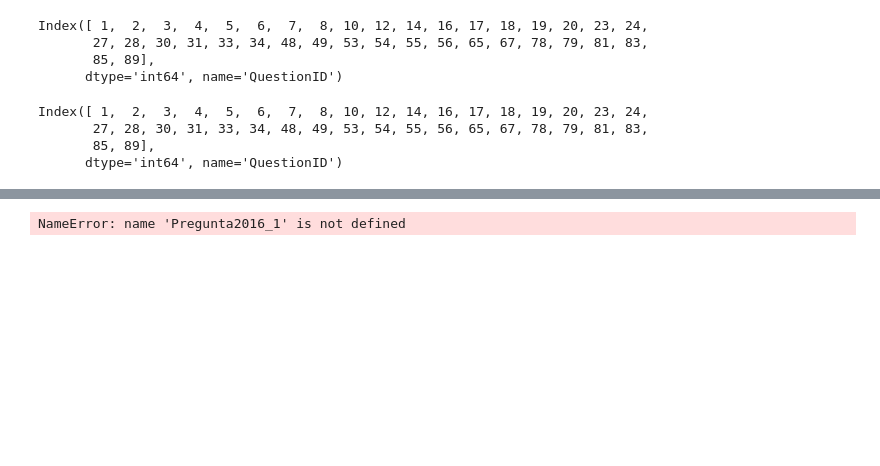
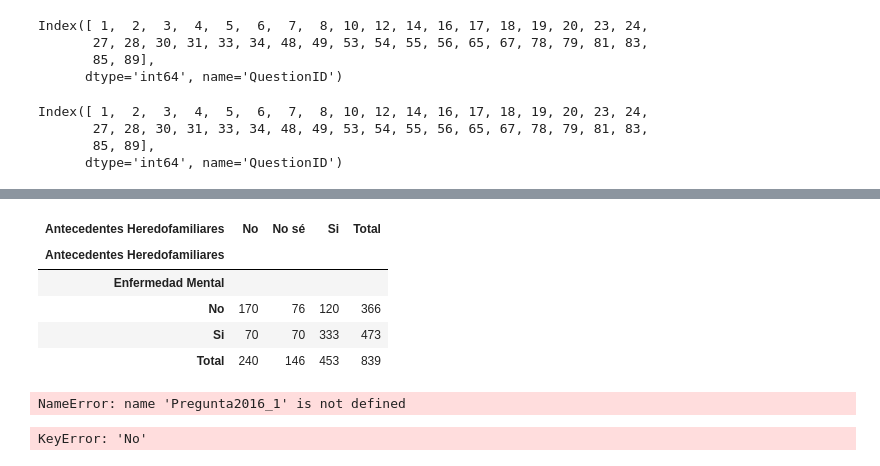
Before and after one commit to Marizaf23/Analisis-Estadistico-Beisbol, a Jupyter notebook: CONEXION-DATAFRAME.ipynb, the cells around one changed output, grey strips where cells are left out. Drawn from its saved outputs; the diff is of its cells as text; code cells hidden in the pictures; blank space fills up the shorter version.

```diff
--- a/CONEXION-DATAFRAME.ipynb
+++ b/CONEXION-DATAFRAME.ipynb
@@ -444,3 +444,25 @@ elif option == '2019':
 
     # Mostrar la figura en Streamlit
     st.plotly_chart(fig2019_1, use_container_width=True)
+# %%
+Pregunta2016_1 = pd.crosstab(df_2016['¿Alguna Vez Has Sido Diagnosticado con una Enfermedad Mental?'],
+                        df_2016['Antecedentes Heredofamiliares'],
+                        margins=True,
+                        margins_name='Total')
+
+    # Renombrar el índice
+Pregunta2016_1.index.name = "Antecedentes Heredofamiliares"
+
+    # Agregar una fila debajo de los títulos de las columnas
+Pregunta2016_1.loc['Enfermedad Mental'] = ['', '', '', '']
+
+Pregunta2016_1 = Pregunta2016_1.reindex(['Enfermedad Mental'] + [i for i in Pregunta2016_1.index if i != 'Enfermedad Mental'])
+
+Pregunta2016_1.rename(columns={'index': 'Enfermedad Mental'})
+# %% [output]
+| Antecedentes Heredofamiliares | No | No sé | Si | Total |
+| Antecedentes Heredofamiliares |  |  |  |  |
+| Enfermedad Mental |  |  |  |  |
+| No | 170 | 76 | 120 | 366 |
+| Si | 70 | 70 | 333 | 473 |
+| Total | 240 | 146 | 453 | 839 |
@@ -489,3 +565,28 @@ fig.update_layout(
 )
 # %% [output]
 NameError: name 'Pregunta2016_1' is not defined
+# %%
+# Unir las tablas asignándole el año correspondiente
+dfs = [Pregunta2016_1.assign(Año=2016),
+       Pregunta2017_1.assign(Año=2017),
+       Pregunta2018_1.assign(Año=2018),
+       Pregunta2019_1.assign(Año= 2019)]
+
+# Concatenar los DataFrames
+dfs_merged = pd.concat(dfs, ignore_index=True)
+
+# Renombrar el index
+dfs_merged.index = [None, 'No', 'Si', 'Total', None, 'No', 'Si', 'No respondió',
+                    'Total', None, 'No', 'Si', 'No respondió', 'Total', None,
+                    'No', 'Si', 'No respondió', 'Total']
+
+# Eliminar los None y Total
+dfs_merged.index = [i if i is not None else 'drop' for i in dfs_merged.index]
+dfs_merged.drop(index='drop', inplace=True)
+dfs_merged.drop(index='Total', inplace=True)
+
+dfs_merged = dfs_merged[['Total', 'Año']]
+
+pivot_table = pd.pivot_table(dfs_merged, index=['No', 'Si', 'No respondió'], columns=['Total', 'Año'], aggfunc='sum')
+# %% [output]
+KeyError: 'No'
```
Also changed, not shown: parts of 10 cells of this notebook.
